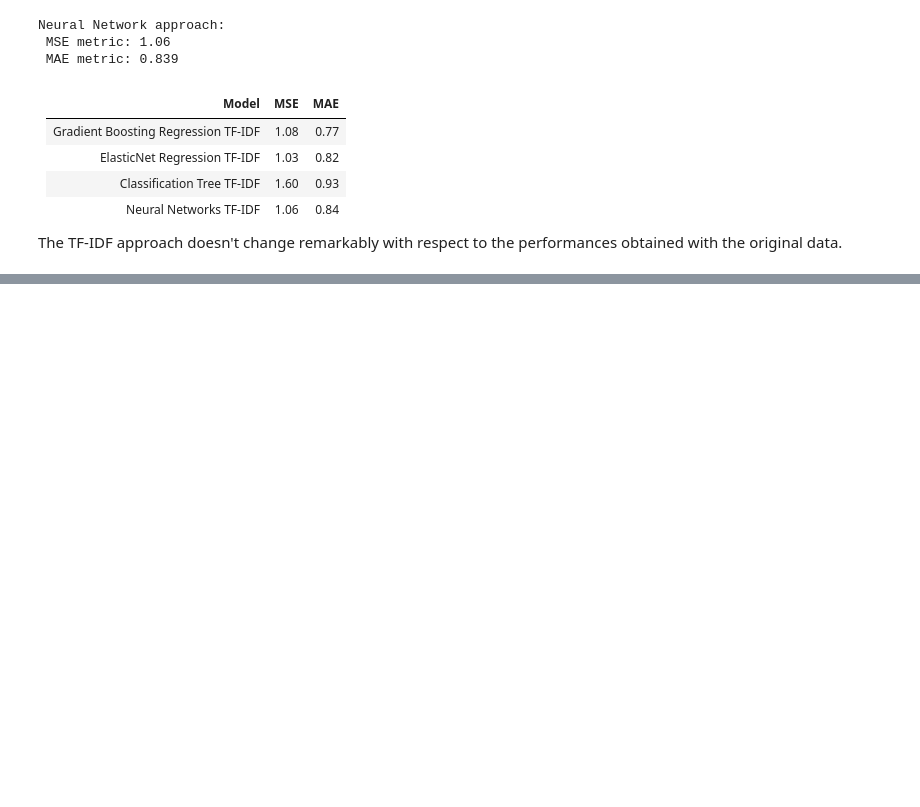
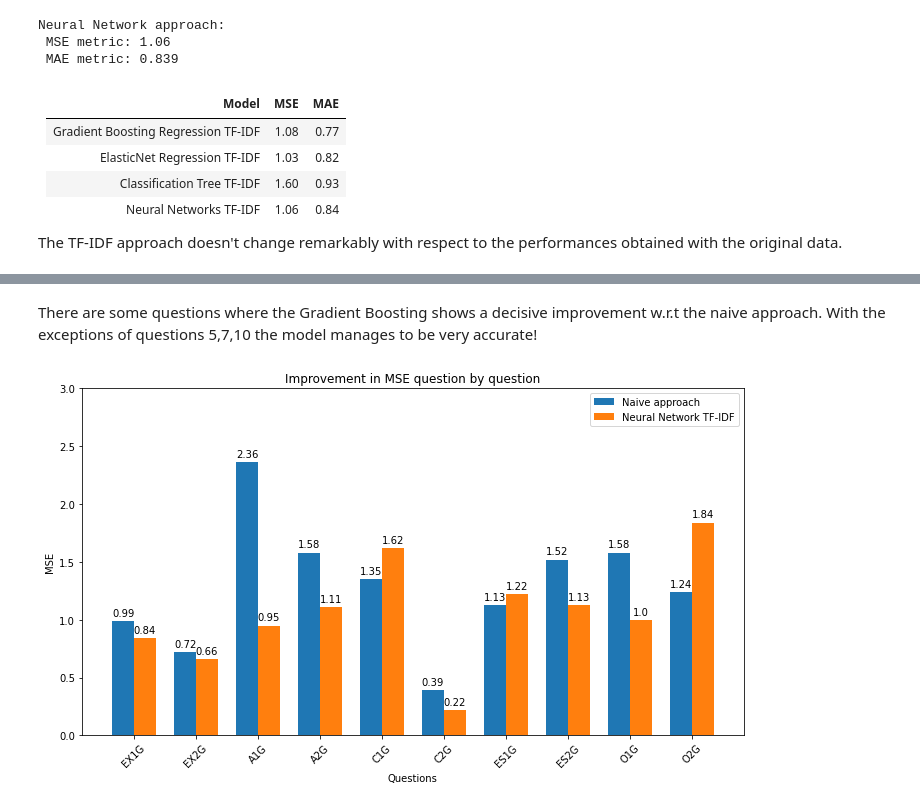
Before and after one commit to pierpaolododorico/five_personalities, a Jupyter notebook: notebook_project.ipynb, the cells around one changed output, grey strips where cells are left out. Cells and saved outputs as stored; diff of their text form; code cells hidden in the pictures; blank space fills up the shorter version.

```diff
--- a/notebook_project.ipynb
+++ b/notebook_project.ipynb
@@ -1040,6 +1123,7 @@ for j in range(10):
         #predicted[i,j] = np.argmax(predictions[j][i])
 # %%
 # calculate the MSE and MAE on Test Set
+predicted_NN_TFIDF = predicted
 test_mse_nn = ((predicted - x_real_test.to_numpy()) **2).mean()
 test_mae_nn = (abs(predicted - x_real_test.to_numpy())).mean()
 print(f"Neural Network approach: \n MSE metric: {test_mse_nn.round(3)} \n MAE metric: {test_mae_nn.round(3)}")
@@ -1076,0 +1210,43 @@ The TF-IDF approach doesn't change remarkably with respect to the performances o
+# %% [markdown]
+There are some questions where the Gradient Boosting shows a decisive improvement w.r.t the naive approach. With the exceptions of questions 5,7,10 the model manages to be very accurate!
+# %%
+fig, ax = plt.subplots(1,1, figsize=(10, 6))
+
+labels = list(data.columns[:-1])
+
+mse_naive = list((((predicted_naive - x_real_test.to_numpy()) **2).mean(axis=0)).round(2))
+mse_NN = list((((predicted_NN_TFIDF - x_real_test.to_numpy()) **2).mean(axis=0)).round(2))
+
+x = np.arange(len(labels))
+width = 0.35
+
+rects1 = ax.bar(x - width/2, mse_naive, width, label='Naive approach')
+rects2 = ax.bar(x + width/2, mse_NN, width, label='Neural Network TF-IDF')
+
+# Add some text for labels, title and custom x-axis tick labels, etc.
+ax.set_title("Improvement in MSE question by question")
+ax.set_ylabel('MSE')
+ax.set_xlabel('Questions')
+ax.set_xticks(x)
+ax.set_xticklabels(labels, rotation=45)
+ax.legend(bbox_to_anchor=(1,1), loc="upper right")
+ax.set_ylim([0,3])
+
+def autolabel(rects):
+    """Attach a text label above each bar in *rects*, displaying its height."""
+    for rect in rects:
+        height = rect.get_height()
+        ax.annotate('{}'.format(height),
+                    xy=(rect.get_x() + rect.get_width() / 2, height),
+                    xytext=(0, 3),  # 3 points vertical offset
+                    textcoords="offset points",
+                    ha='center', va='bottom')
+
+autolabel(rects1)
+autolabel(rects2)
+
+fig.tight_layout()
+
+plt.show()
+# %% [output]
+[figure, added]
```
Also changed, not shown: parts of 25 cells of this notebook.
